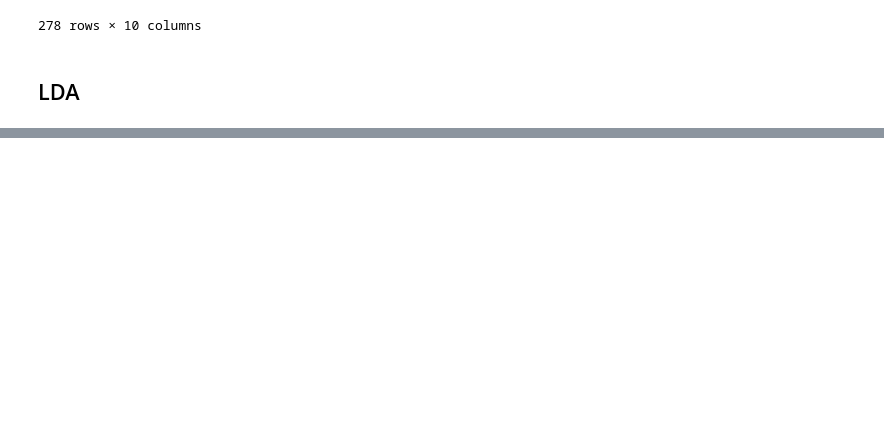
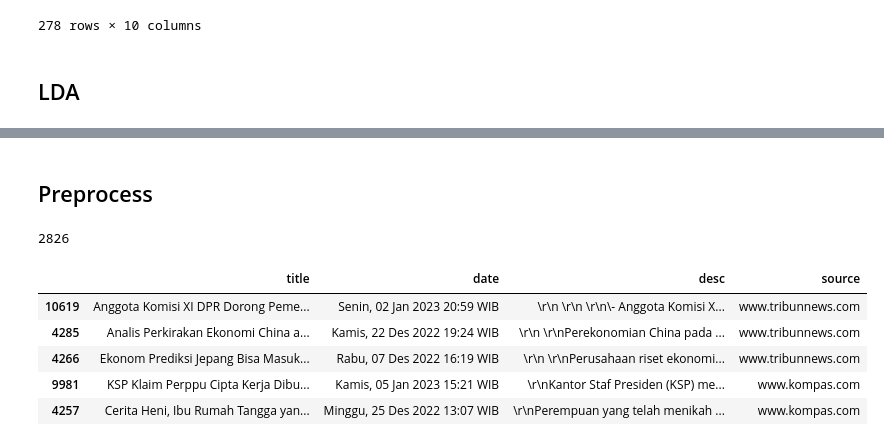
Before and after one commit to alwaysyu/PetaKabar, a Jupyter notebook: what.ipynb, the cells around one changed output, grey strips where cells are left out. Cells and saved outputs as stored; diff of their text form; code cells hidden in the pictures; blank space fills up the shorter version.

```diff
--- a/what.ipynb
+++ b/what.ipynb
@@ -1184,0 +1234,6 @@ Counter({'cianjur': 141,
+# %%
+old_ekonomi = old[old['berita_topik_id'] == 2]
+old_ekonomi = old_ekonomi[['berita_title', 'berita_date', 'berita_desc', 'berita_source']]
+old_ekonomi.rename(columns = {'berita_title':'title', 'berita_date':'date', 'berita_desc':'desc', 'berita_source':'source'}, inplace=True)
+print(old_ekonomi.shape)
+old_ekonomi.head(2)
@@ -1184,0 +1245,2 @@ Counter({'cianjur': 141,
+# %% [markdown]
+## Preprocess
@@ -1184,0 +1303,16 @@ Counter({'cianjur': 141,
+# %%
+old_ekonomi = old_ekonomi.dropna(subset=['desc'])
+old_ekonomi.sort_values('desc', inplace=True)
+old_ekonomi.drop_duplicates(subset='desc', keep=False, inplace=True)
+df_train, df_test = train_test_split(old_ekonomi,test_size=0.1)
+print(len(df_train))
+
+old_ekonomi.head()
+# %% [output]
+2826
+|  | title | date | desc | source |
+| 10619 | Anggota Komisi XI DPR Dorong Peme... | Senin, 02 Jan 2023 20:59 WIB | \r\n \r\n \r\n\- Anggota Komisi X... | www.tribunnews.com |
+| 4285 | Analis Perkirakan Ekonomi China a... | Kamis, 22 Des 2022 19:24 WIB | \r\n \r\nPerekonomian China pada ... | www.tribunnews.com |
+| 4266 | Ekonom Prediksi Jepang Bisa Masuk... | Rabu, 07 Des 2022 16:19 WIB | \r\n \r\nPerusahaan riset ekonomi... | www.tribunnews.com |
+| 9981 | KSP Klaim Perppu Cipta Kerja Dibu... | Kamis, 05 Jan 2023 15:21 WIB | \r\nKantor Staf Presiden (KSP) me... | www.kompas.com |
+| 4257 | Cerita Heni, Ibu Rumah Tangga yan... | Minggu, 25 Des 2022 13:07 WIB | \r\nPerempuan yang telah menikah ... | www.kompas.com |
```
Also changed, not shown: parts of 76 cells of this notebook, 27 other files.
